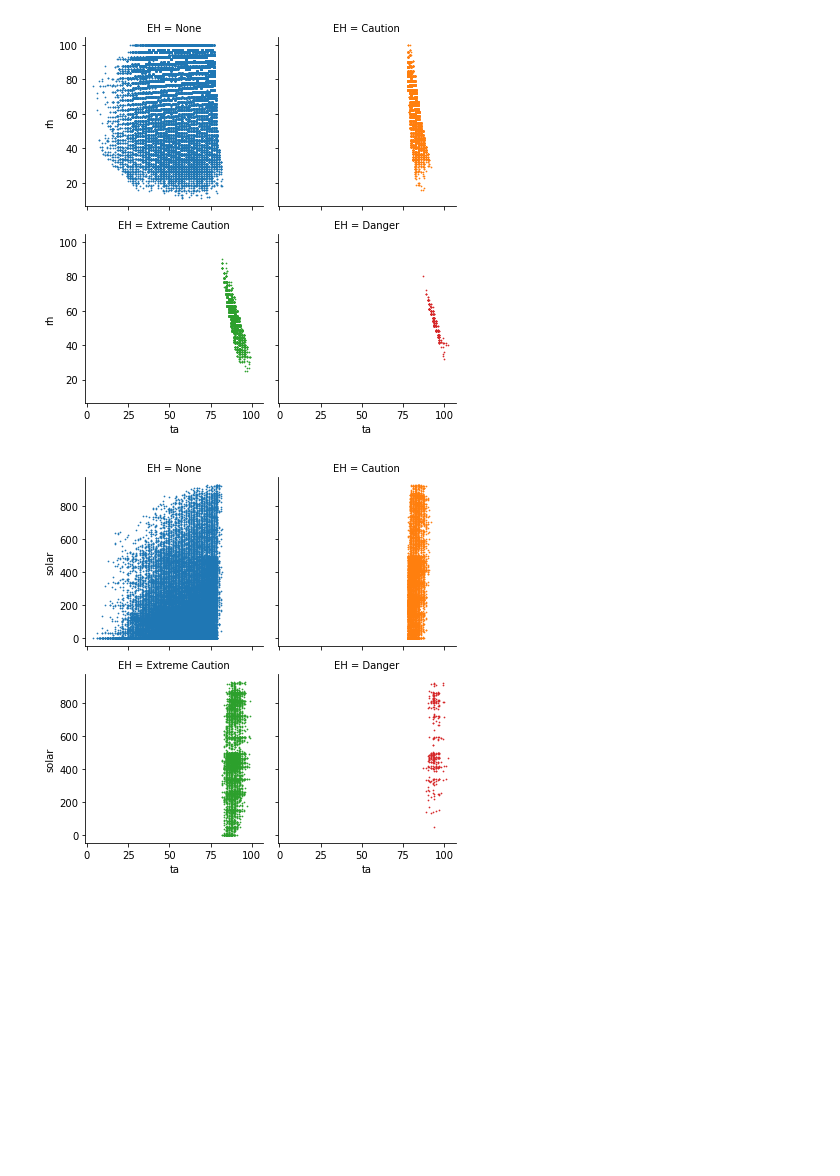
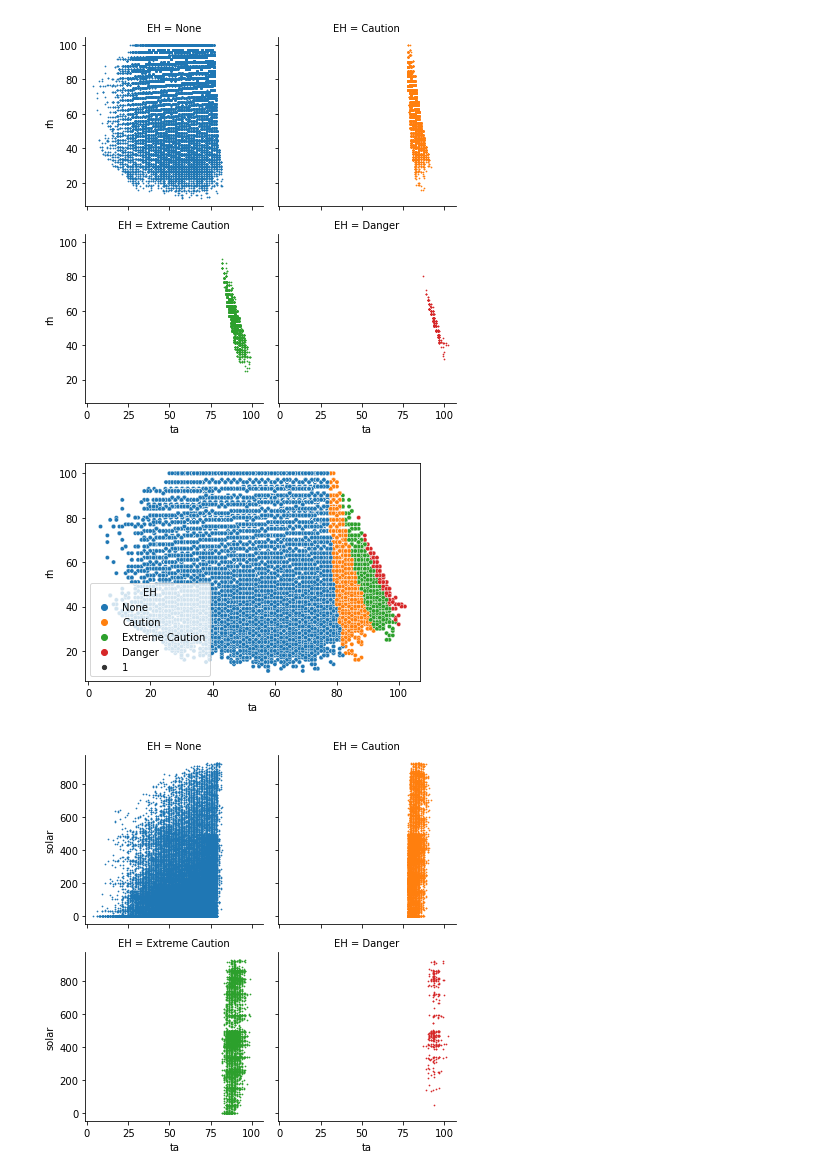
Before and after one commit to jacdu/portfolio_ml_proj, a Jupyter notebook: Station_Data_Testing.ipynb, the cells around one changed output. Saved outputs shown, nothing was run; the diff lists cells and outputs as text; code cells hidden in the pictures; blank space fills up the shorter version.

```diff
--- a/Station_Data_Testing.ipynb
+++ b/Station_Data_Testing.ipynb
@@ -140,6 +141,11 @@ ta_rh.map(plt.scatter, "ta", "rh", s = .5)
 plt.show()
 # %% [output]
 [figure]
+# %%
+sns.scatterplot(data = rdu_sub, x = "ta", y = "rh", hue="EH",size = 1)
+plt.show()
+# %% [output]
+[figure, added]
 # %%
 ta_solar = sns.FacetGrid(rdu_sub, col="EH", hue="EH", col_wrap=2)
 ta_solar.map(plt.scatter, "ta", "solar", s = .5)
```
Also changed, not shown: parts of 17 cells of this notebook.
